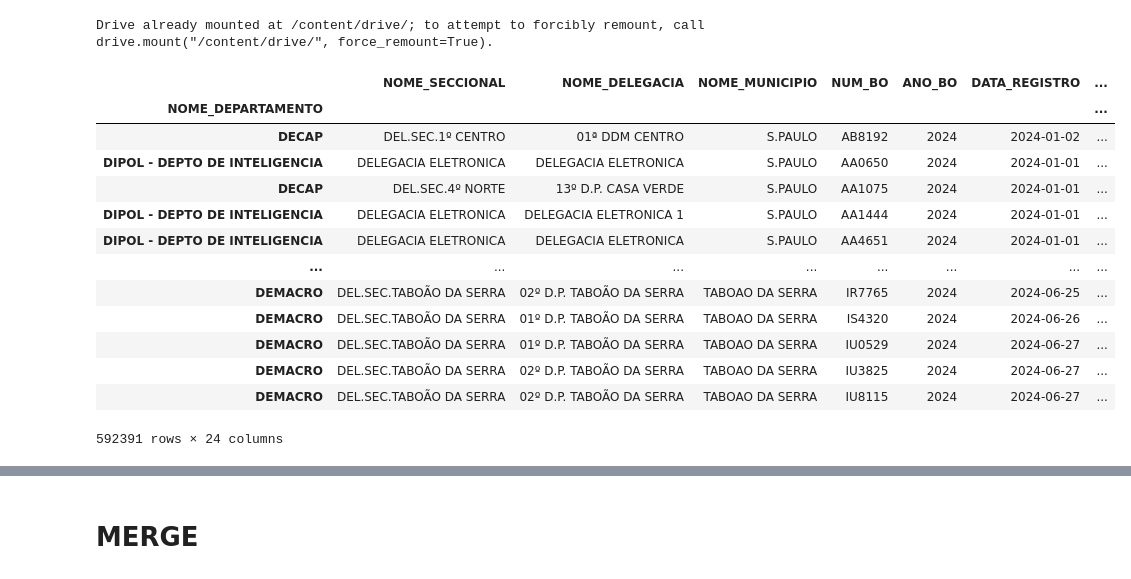
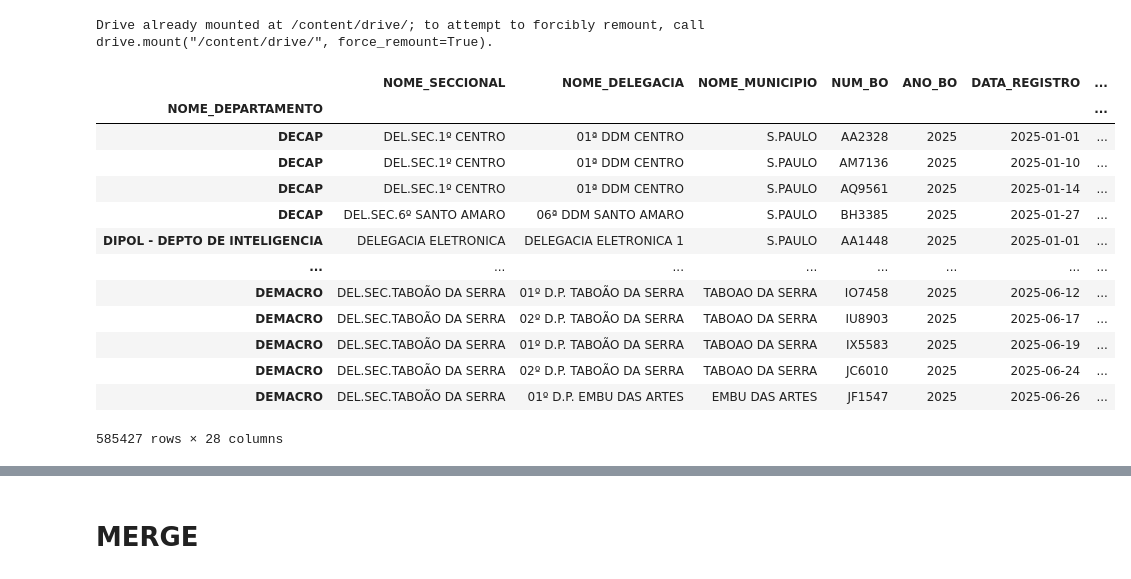
Before and after one commit to 0kauaa/projeto-integrador-I, a Jupyter notebook: notebooks/2_merge.ipynb, the cells around one changed output, grey strips where cells are left out. Saved outputs shown, nothing was run; the diff lists cells and outputs as text; code cells hidden in the pictures.

```diff
--- a/notebooks/2_merge.ipynb
+++ b/notebooks/2_merge.ipynb
@@ -69,27 +69,27 @@ second_path2024 = "/content/drive/My Drive/projeto-integrador-I/data/raw/2nd_202
 first_df_2024  = pd.read_csv(first_path2024, index_col=0)
 second_df_2024 = pd.read_csv(first_path2024, index_col=0)
 # %%
-# dados de 2024
+# dados de 2025
 
 first_path2025  = "/content/drive/My Drive/projeto-integrador-I/data/raw/1st_2025.xlsx"
 second_path2025 = "/content/drive/My Drive/projeto-integrador-I/data/raw/2nd_2025.xlsx"
 
-first_df_2025  = pd.read_csv(first_path2024, index_col=0)
-second_df_2025 = pd.read_csv(first_path2024, index_col=0)
+first_df_2025  = pd.read_csv(first_path2025, index_col=0)
+second_df_2025 = pd.read_csv(first_path2025, index_col=0)
 # %%
-first_df_2024
+second_df_2025
 # %% [output]
 |  | NOME_SECCIONAL | NOME_DELEGACIA | NOME_MUNICIPIO | NUM_BO | ANO_BO | DATA_REGISTRO | ... |
 | NOME_DEPARTAMENTO |  |  |  |  |  |  | ... |
-| DECAP | DEL.SEC.1º CENTRO | 01ª DDM CENTRO | S.PAULO | AB8192 | 2024 | 2024-01-02 | ... |
-| DIPOL - DEPTO DE INTELIGENCIA | DELEGACIA ELETRONICA | DELEGACIA ELETRONICA | S.PAULO | AA0650 | 2024 | 2024-01-01 | ... |
-| DECAP | DEL.SEC.4º NORTE | 13º D.P. CASA VERDE | S.PAULO | AA1075 | 2024 | 2024-01-01 | ... |
-| DIPOL - DEPTO DE INTELIGENCIA | DELEGACIA ELETRONICA | DELEGACIA ELETRONICA 1 | S.PAULO | AA1444 | 2024 | 2024-01-01 | ... |
-| DIPOL - DEPTO DE INTELIGENCIA | DELEGACIA ELETRONICA | DELEGACIA ELETRONICA | S.PAULO | AA4651 | 2024 | 2024-01-01 | ... |
+| DECAP | DEL.SEC.1º CENTRO | 01ª DDM CENTRO | S.PAULO | AA2328 | 2025 | 2025-01-01 | ... |
+| DECAP | DEL.SEC.1º CENTRO | 01ª DDM CENTRO | S.PAULO | AM7136 | 2025 | 2025-01-10 | ... |
+| DECAP | DEL.SEC.1º CENTRO | 01ª DDM CENTRO | S.PAULO | AQ9561 | 2025 | 2025-01-14 | ... |
+| DECAP | DEL.SEC.6º SANTO AMARO | 06ª DDM SANTO AMARO | S.PAULO | BH3385 | 2025 | 2025-01-27 | ... |
+| DIPOL - DEPTO DE INTELIGENCIA | DELEGACIA ELETRONICA | DELEGACIA ELETRONICA 1 | S.PAULO | AA1448 | 2025 | 2025-01-01 | ... |
 | ... | ... | ... | ... | ... | ... | ... | ... |
-| DEMACRO | DEL.SEC.TABOÃO DA SERRA | 02º D.P. TABOÃO DA SERRA | TABOAO DA SERRA | IR7765 | 2024 | 2024-06-25 | ... |
-| DEMACRO | DEL.SEC.TABOÃO DA SERRA | 01º D.P. TABOÃO DA SERRA | TABOAO DA SERRA | IS4320 | 2024 | 2024-06-26 | ... |
-| DEMACRO | DEL.SEC.TABOÃO DA SERRA | 01º D.P. TABOÃO DA SERRA | TABOAO DA SERRA | IU0529 | 2024 | 2024-06-27 | ... |
-| DEMACRO | DEL.SEC.TABOÃO DA SERRA | 02º D.P. TABOÃO DA SERRA | TABOAO DA SERRA | IU3825 | 2024 | 2024-06-27 | ... |
-| DEMACRO | DEL.SEC.TABOÃO DA SERRA | 02º D.P. TABOÃO DA SERRA | TABOAO DA SERRA | IU8115 | 2024 | 2024-06-27 | ... |
+| DEMACRO | DEL.SEC.TABOÃO DA SERRA | 01º D.P. TABOÃO DA SERRA | TABOAO DA SERRA | IO7458 | 2025 | 2025-06-12 | ... |
+| DEMACRO | DEL.SEC.TABOÃO DA SERRA | 02º D.P. TABOÃO DA SERRA | TABOAO DA SERRA | IU8903 | 2025 | 2025-06-17 | ... |
+| DEMACRO | DEL.SEC.TABOÃO DA SERRA | 01º D.P. TABOÃO DA SERRA | TABOAO DA SERRA | IX5583 | 2025 | 2025-06-19 | ... |
+| DEMACRO | DEL.SEC.TABOÃO DA SERRA | 02º D.P. TABOÃO DA SERRA | TABOAO DA SERRA | JC6010 | 2025 | 2025-06-24 | ... |
+| DEMACRO | DEL.SEC.TABOÃO DA SERRA | 01º D.P. EMBU DAS ARTES | EMBU DAS ARTES | JF1547 | 2025 | 2025-06-26 | ... |
-592391 rows × 24 columns
+585427 rows × 28 columns
```
Also changed, not shown: parts of 5 cells of this notebook, 3 other files.
